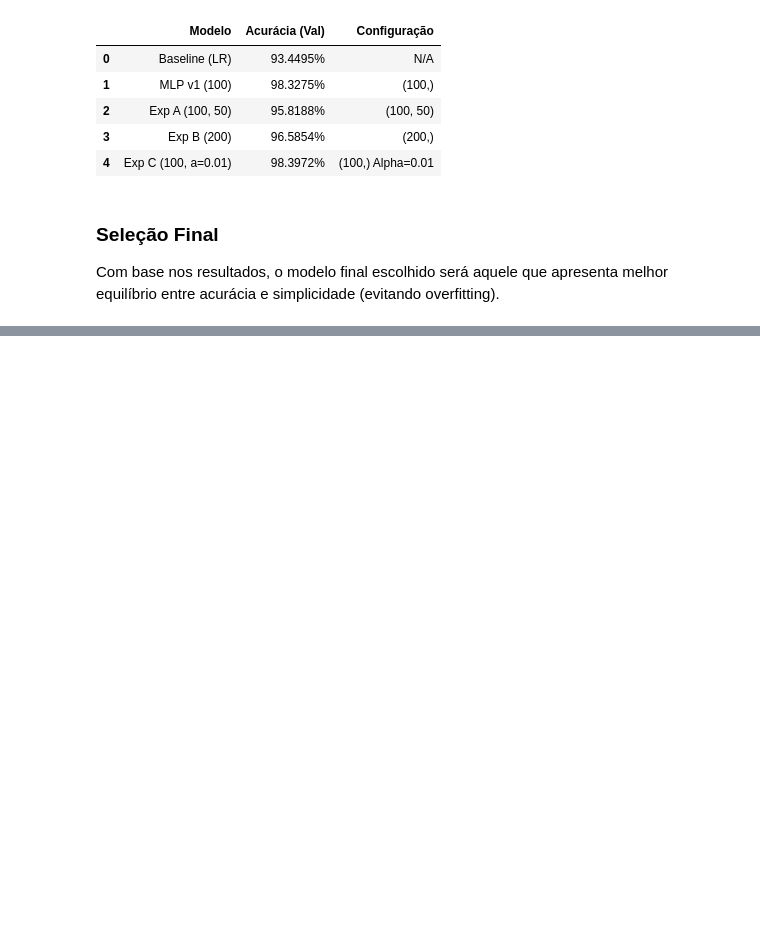
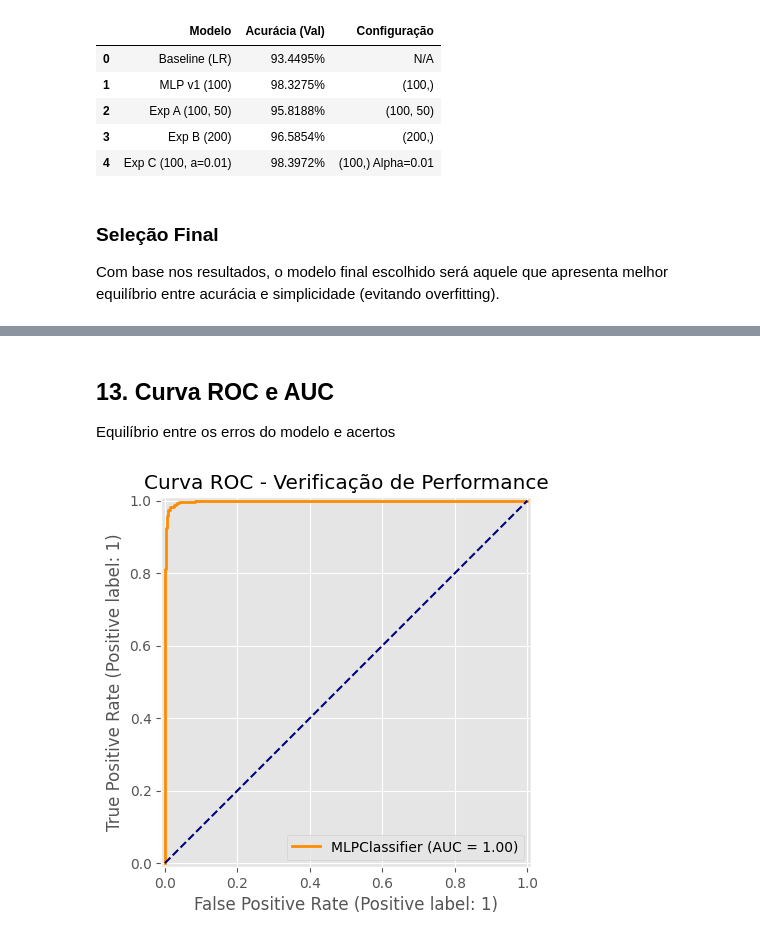
Before and after one commit to mateus-s-a/Trabalho-IA-Redes-Neurais-NASA, a Jupyter notebook: notebooks/02_preprocessamento_modelagem.ipynb, the cells around one changed output, grey strips where cells are left out. Saved outputs shown, nothing was run; the diff lists cells and outputs as text; code cells hidden in the pictures; blank space fills up the shorter version.

```diff
--- a/notebooks/02_preprocessamento_modelagem.ipynb
+++ b/notebooks/02_preprocessamento_modelagem.ipynb
@@ -180,0 +220,19 @@ Com base nos resultados, o modelo final escolhido será aquele que apresenta mel
+# %% [markdown]
+## 13. Curva ROC e AUC
+Equilíbrio entre os erros do modelo e acertos
+# %%
+from sklearn.metrics import RocCurveDisplay
+import matplotlib.pyplot as plt
+
+RocCurveDisplay.from_estimator(
+    modelo_final,
+    X_test_scaled,
+    y_test,
+    curve_kwargs={'color': 'darkorange', 'lw': 2}
+)
+
+plt.plot([0, 1], [0, 1], color='navy', linestyle='--')
+plt.title('Curva ROC - Verificação de Performance')
+plt.show()
+# %% [output]
+[figure, added]
```
Also changed, not shown: parts of 11 cells of this notebook, 2 other files.
